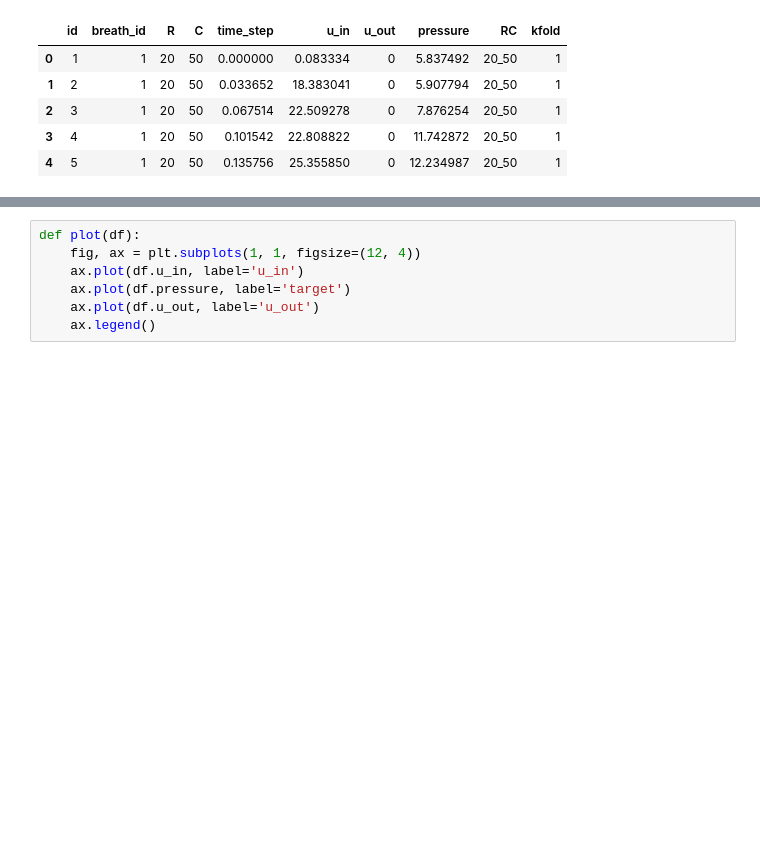
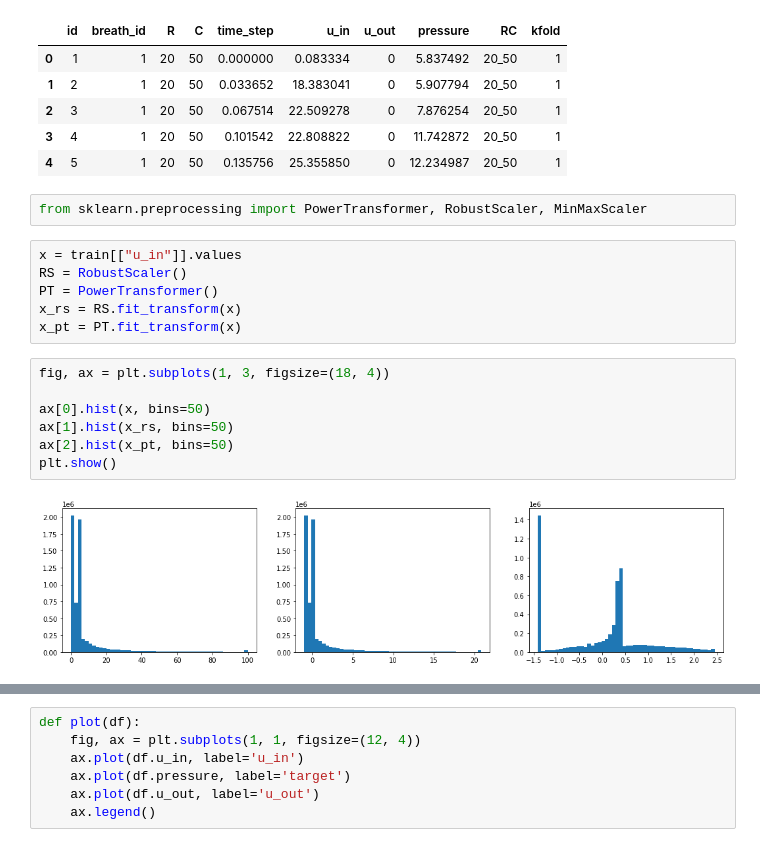
Before and after one commit to yamaguchi-milkcocholate/GoogleBrain-VentilatorPressurePrediction, a Jupyter notebook: notebooks/analysis.ipynb, the cells around one changed output, grey strips where cells are left out. Drawn from its saved outputs; the diff is of its cells as text; blank space fills up the shorter version.

```diff
--- a/notebooks/analysis.ipynb
+++ b/notebooks/analysis.ipynb
@@ -19,3 +20,20 @@ train.head()
 | 2 | 3 | 1 | 20 | 50 | 0.067514 | 22.509278 | 0 | 7.876254 | 20_50 | 1 |
 | 3 | 4 | 1 | 20 | 50 | 0.101542 | 22.808822 | 0 | 11.742872 | 20_50 | 1 |
 | 4 | 5 | 1 | 20 | 50 | 0.135756 | 25.355850 | 0 | 12.234987 | 20_50 | 1 |
+# %%
+from sklearn.preprocessing import PowerTransformer, RobustScaler, MinMaxScaler
+# %%
+x = train[["u_in"]].values
+RS = RobustScaler()
+PT = PowerTransformer()
+x_rs = RS.fit_transform(x)
+x_pt = PT.fit_transform(x)
+# %%
+fig, ax = plt.subplots(1, 3, figsize=(18, 4))
+
+ax[0].hist(x, bins=50)
+ax[1].hist(x_rs, bins=50)
+ax[2].hist(x_pt, bins=50)
+plt.show()
+# %% [output]
+[figure, added]
```
Also changed, not shown: parts of 7 cells of this notebook, 1 other file.
